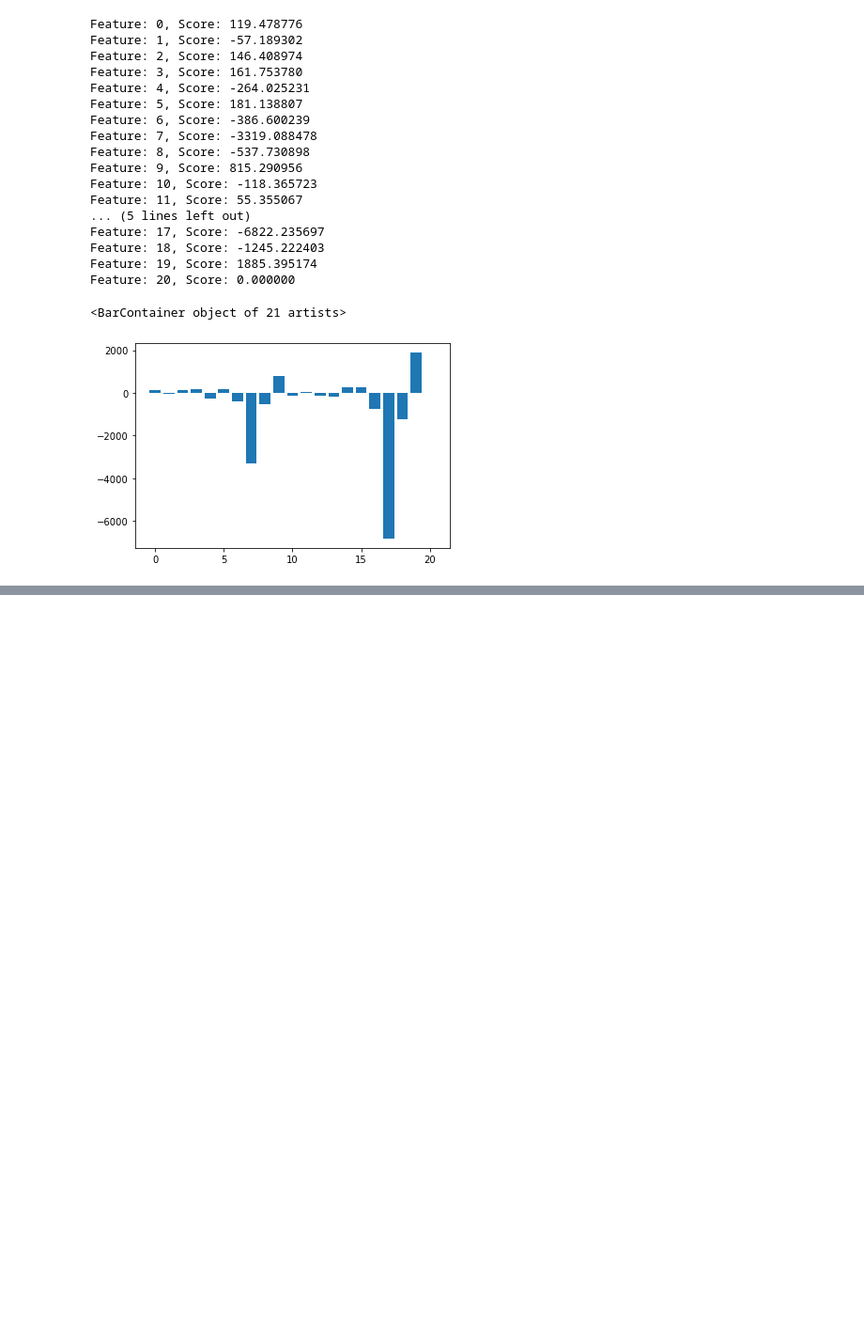
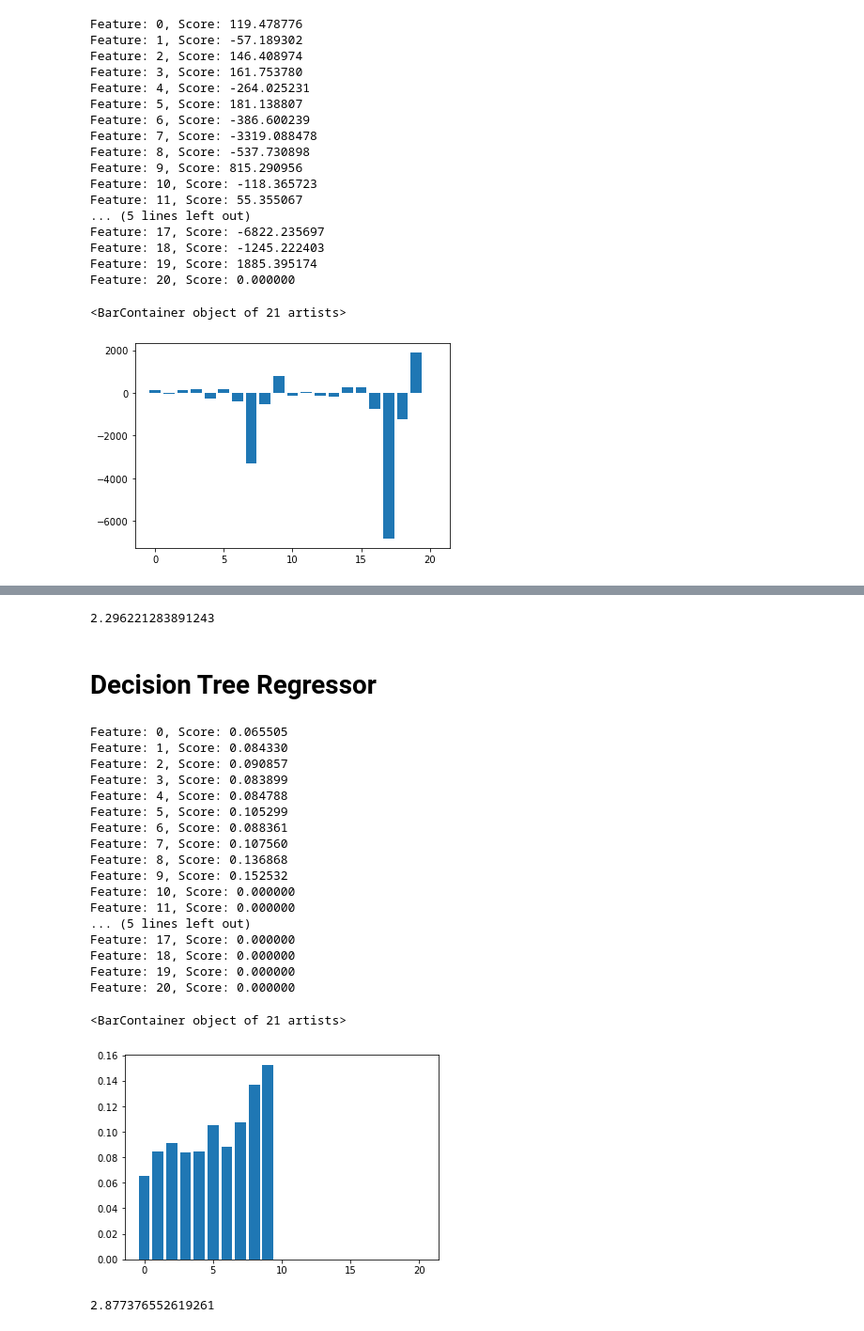
Before and after one commit to jonarivado/IML-Projects, a Jupyter notebook: Project 1b/main.ipynb, the cells around one changed output, grey strips where cells are left out. Shown at 94% size. Cells and saved outputs as stored; diff of their text form; code cells hidden in the pictures; blank space fills up the shorter version.

```diff
--- a/Project 1b/main.ipynb
+++ b/Project 1b/main.ipynb
@@ -119,0 +151,40 @@ pyplot.bar([x for x in range(len(importance))], importance)
+# %%
+y_pred_xgb = xgb.predict(X_test)
+display(mean_squared_error(y_test,y_pred_xgb)**0.5)
+# %% [output]
+2.296221283891243
+# %% [markdown]
+# Decision Tree Regressor
+# %%
+from sklearn.tree import DecisionTreeRegressor
+
+tree = DecisionTreeRegressor()
+tree.fit(X_train, np.ravel(y_train))
+importance = model.feature_importances_
+for i,v in enumerate(importance):
+    print('Feature: %0d, Score: %f' % (i,v))
+pyplot.bar([x for x in range(len(importance))], importance)
+# %% [output]
+Feature: 0, Score: 0.065505
+Feature: 1, Score: 0.084330
+Feature: 2, Score: 0.090857
+Feature: 3, Score: 0.083899
+Feature: 4, Score: 0.084788
+Feature: 5, Score: 0.105299
+Feature: 6, Score: 0.088361
+Feature: 7, Score: 0.107560
+Feature: 8, Score: 0.136868
+Feature: 9, Score: 0.152532
+Feature: 10, Score: 0.000000
+Feature: 11, Score: 0.000000
+... (5 lines left out)
+Feature: 17, Score: 0.000000
+Feature: 18, Score: 0.000000
+Feature: 19, Score: 0.000000
+Feature: 20, Score: 0.000000
+<BarContainer object of 21 artists>
+[figure, added]
+# %%
+display(mean_squared_error(y_test,tree.predict(X_test))**0.5)
+# %% [output]
+2.877376552619261
```
Also changed, not shown: parts of 9 cells of this notebook.
